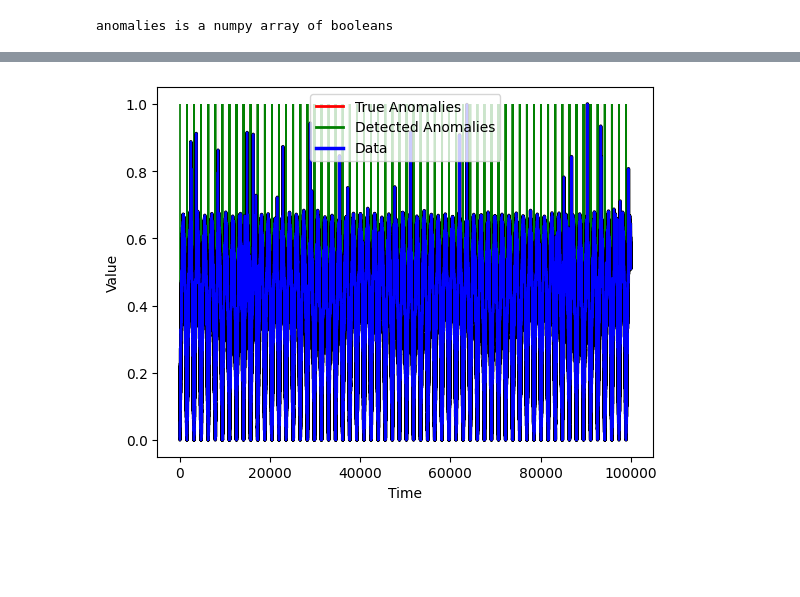
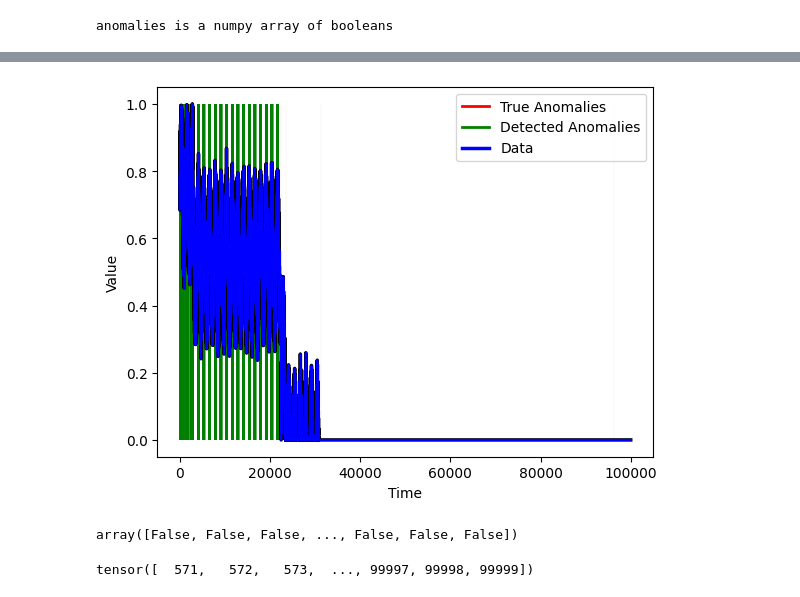
Before and after one commit to Th3RandyMan/Unsupervised-Anomaly-Detection, a Jupyter notebook: train_model_as.ipynb, the cells around one changed output, grey strips where cells are left out. Drawn from its saved outputs; the diff is of its cells as text; code cells hidden in the pictures; blank space fills up the shorter version.

```diff
--- a/train_model_as.ipynb
+++ b/train_model_as.ipynb
@@ -307,7 +267,7 @@ print(f"Data shape: {data_y.shape}")
 
 # Create a DataLoader object
 #dataloader = DataLoaderGenerator(data, batch_size=32)
-dataloader = DataLoaderGenerator([data_x], batch_size=32)
+dataloader = DataLoaderGenerator(data_y, batch_size=32)
 #train_loader, val_loader = dataloader.generate()
 train_loader = dataloader.generate()
 print(f"Number of batches: {len(train_loader)}")
@@ -350,9 +310,9 @@ if train_save:
     # Train the model
     vae.train_model(train_loader, n_epochs=10)
     # Save the model
-    vae.save_model("Weights/vehicle_vae.pth")
+    vae.save_model("Weights/vehicle_bv_vae.pth")
 else:
     # Load the model
-    vae.load_model("Weights/vehicle_vae.pth")
+    vae.load_model("Weights/vehicle_bv_vae.pth")
     vae.eval()
 # %% [output]
@@ -436,9 +396,9 @@ if train_save:
     # Train the model
     lstm.train_model(train_loader_lstm, n_epochs=10)
     # Save the model
-    lstm.save_model("Weights/vehicle_lstm.pth")
+    lstm.save_model("Weights/vehicle_bv_lstm.pth")
 else:
     # Load the model
-    lstm.load_model("Weights/vehicle_lstm.pth")
+    lstm.load_model("Weights/vehicle_bv_lstm.pth")
     lstm.eval()
 # %% [output]
@@ -590,7 +550,7 @@ else:
 anomalies is a numpy array of booleans
 # %%
 best_threshold, best_precision, best_recall, best_f1, best_threshold_aug, best_precision_aug, best_recall_aug, best_f1_aug = \
-    vae_lstm.evaluate(test_data_speed, anomaly_labels_speed, plot=True, threshold_option=2)
+    vae_lstm.evaluate(test_data_voltage, anomaly_labels_voltage, plot=True, threshold_option=1)
 
 print(f"Best threshold: {best_threshold}")
 print(f"Best precision: {best_precision}")
@@ -634,4 +592,4 @@ vae_lstm.plot_anomaly(test_data_speed, best_threshold, None)
 # %%
-vae_lstm.plot_anomaly(test_data_speed, best_threshold, anomaly_labels_speed)
+vae_lstm.plot_anomaly(test_data_voltage, best_threshold, anomaly_labels_voltage)
 # %% [output]
-[figure, old version]
+[figure, new version]
@@ -637,0 +598,8 @@ vae_lstm.plot_anomaly(test_data_speed, best_threshold, anomaly_labels_speed)
+# %%
+anomaly_labels_speed
+# %% [output]
+array([False, False, False, ..., False, False, False])
+# %%
+anomalies_detected
+# %% [output]
+tensor([  571,   572,   573,  ..., 99997, 99998, 99999])
```
Also changed, not shown: parts of 14 cells of this notebook, 4 other files.
